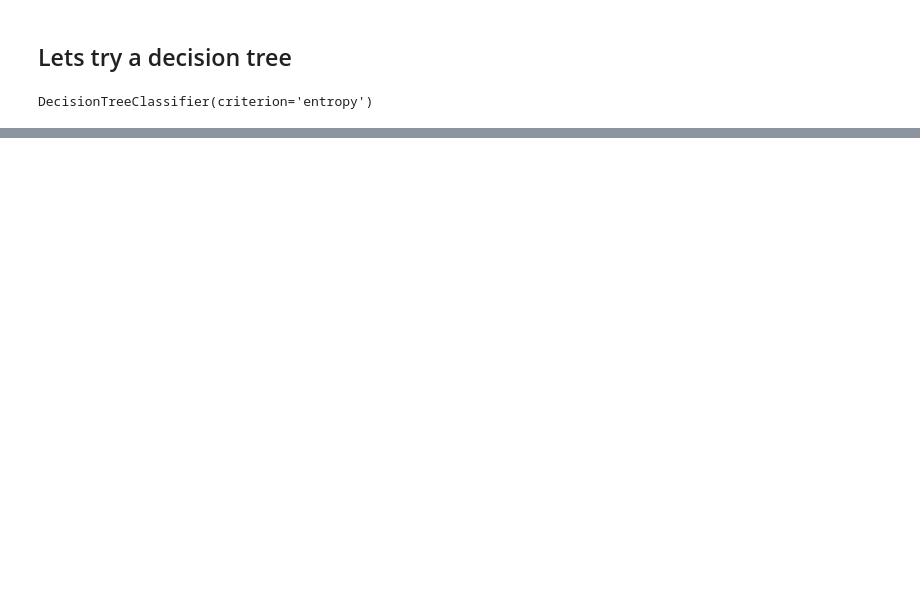
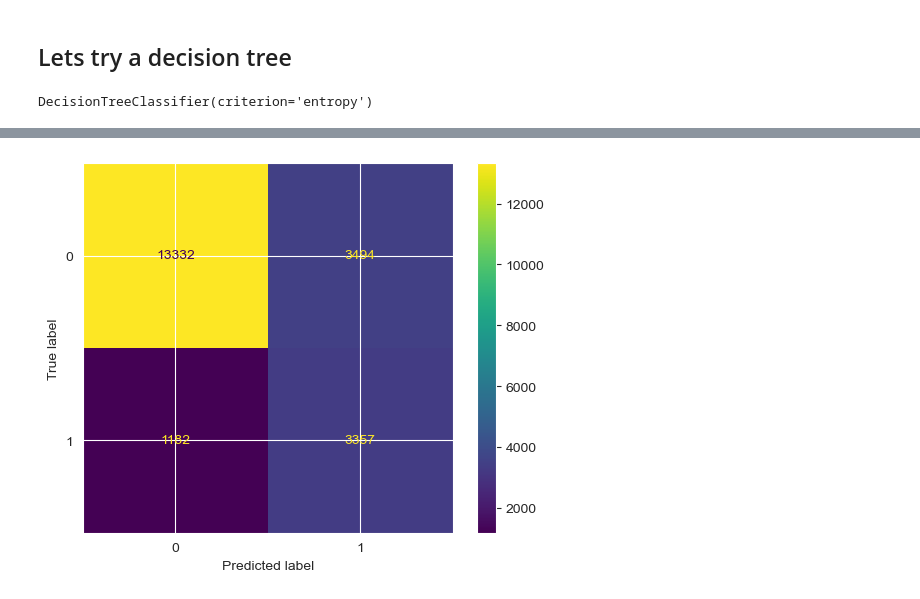
Before and after one commit to jnnjogu/H1N1-influenza, a Jupyter notebook: project.ipynb, the cells around one changed output, grey strips where cells are left out. Saved outputs shown, nothing was run; the diff lists cells and outputs as text; code cells hidden in the pictures; blank space fills up the shorter version.

```diff
--- a/project.ipynb
+++ b/project.ipynb
@@ -824,0 +689,25 @@ ValueError: could not convert string to float: '18 - 34 Years'
+# %%
+
+# 1. Set up hyperparameter grid
+param_grid = {
+    'max_depth': [5, 10, 15, 20, None],
+    'min_samples_split': [2, 5, 10],
+    'min_samples_leaf': [1, 2, 4],
+    'criterion': ['gini', 'entropy']
+}
+
+# 2. Fit the model with the new parameters
+
+model_5 = GridSearchCV(model_5, param_grid, cv=5, scoring='roc_auc', n_jobs=-1, verbose=1)
+model_5.fit(X_train, y_train)
+
+# 5. Evaluate best model
+best_clf = model_5.best_estimator_
+y_pred = best_clf.predict(X_test)
+y_proba = best_clf.predict_proba(X_test)[:, 1]
+
+# 6. Output performance
+print("🔍 Best Parameters:", model_5.best_params_)
+print("📊 Classification Report:")
+print(classification_report(y_test, y_pred))
+print("🎯 AUC Score:", roc_auc_score(y_test, y_proba))
@@ -824,0 +937,20 @@ ValueError: could not convert string to float: '18 - 34 Years'
+# %%
+
+
+# Create helper function to plot confusion matrix
+def conf_matrix_plot(model, x_data, y_data):
+    '''
+    Accepts as argument model object, X data , and y data .
+    Returns a plot of confusion matrix for predictions on y data.
+    '''
+    model_pred = model.predict(x_data)
+    cm = confusion_matrix(y_data, model_pred, labels=model.classes_)
+    disp = ConfusionMatrixDisplay(confusion_matrix=cm,
+                             display_labels=model.classes_)
+
+    disp.plot()
+    plt.show()
+
+conf_matrix_plot(model_2,X_train,y_train)
+# %% [output]
+[figure, added]
```
Also changed, not shown: parts of 53 cells of this notebook.
